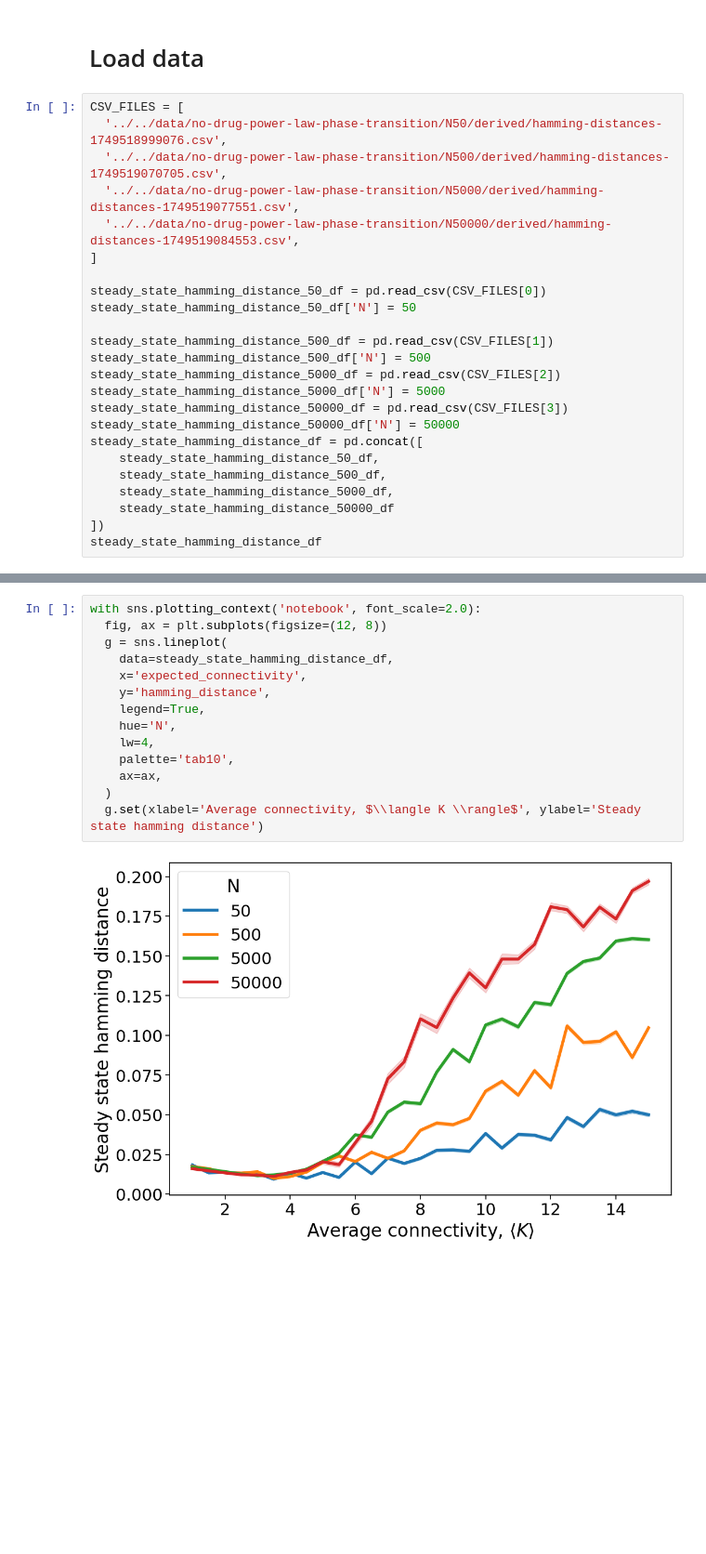
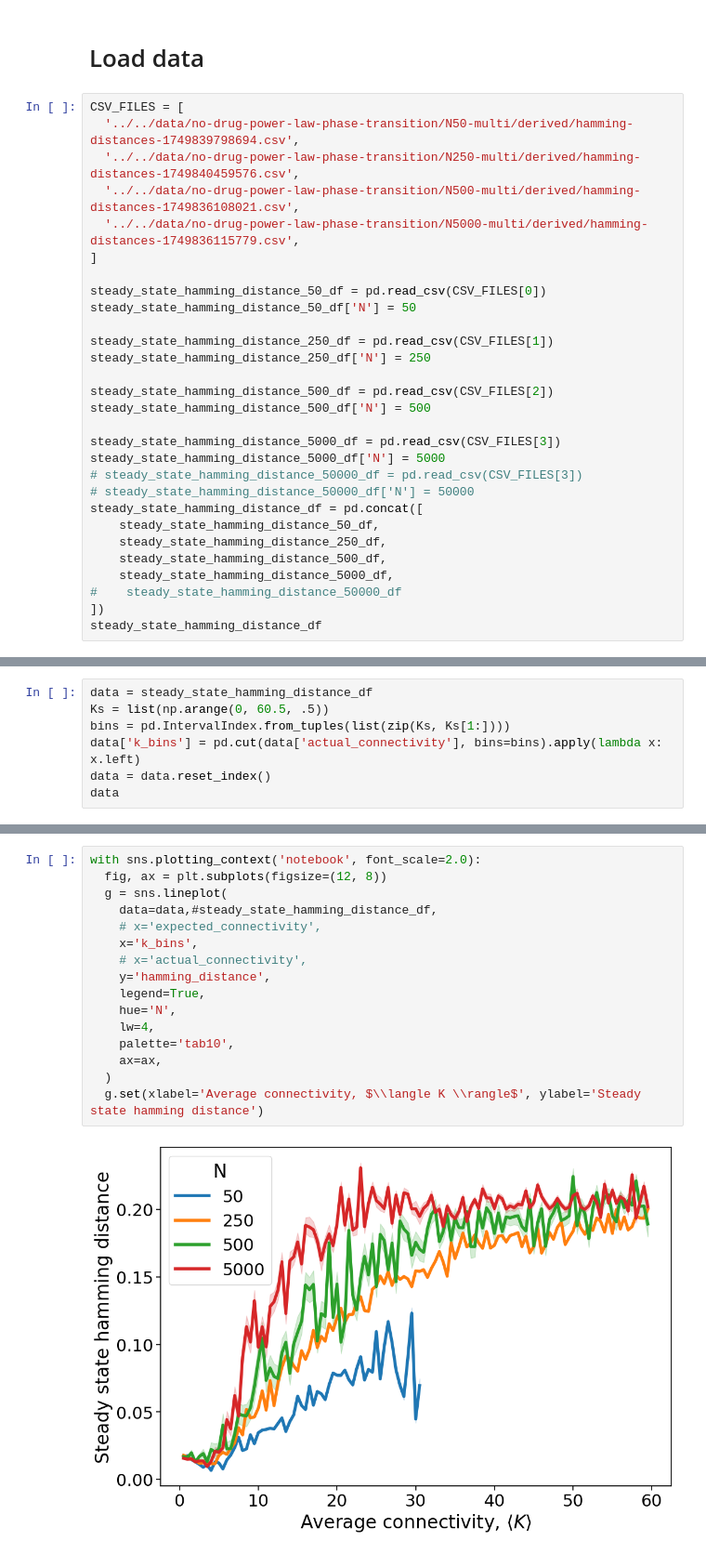
Before and after one commit to davidb2/boolean-threshold-network, a Jupyter notebook: notebooks/polished/no-drug-power-law-phase-transition.ipynb, the cells around one changed output, grey strips where cells are left out. Shown at 93% size. Drawn from its saved outputs; the diff is of its cells as text; blank space fills up the shorter version.

```diff
--- a/notebooks/polished/no-drug-power-law-phase-transition.ipynb
+++ b/notebooks/polished/no-drug-power-law-phase-transition.ipynb
@@ -28,26 +28,31 @@ import message_pb2 as pb
 # Load data
 # %%
 CSV_FILES = [
-  '../../data/no-drug-power-law-phase-transition/N50/derived/hamming-distances-1749518999076.csv',
-  '../../data/no-drug-power-law-phase-transition/N500/derived/hamming-distances-1749519070705.csv',
-  '../../data/no-drug-power-law-phase-transition/N5000/derived/hamming-distances-1749519077551.csv',
-  '../../data/no-drug-power-law-phase-transition/N50000/derived/hamming-distances-1749519084553.csv',
+  '../../data/no-drug-power-law-phase-transition/N50-multi/derived/hamming-distances-1749839798694.csv',
+  '../../data/no-drug-power-law-phase-transition/N250-multi/derived/hamming-distances-1749840459576.csv',
+  '../../data/no-drug-power-law-phase-transition/N500-multi/derived/hamming-distances-1749836108021.csv',
+  '../../data/no-drug-power-law-phase-transition/N5000-multi/derived/hamming-distances-1749836115779.csv',
 ]
 
 steady_state_hamming_distance_50_df = pd.read_csv(CSV_FILES[0])
 steady_state_hamming_distance_50_df['N'] = 50
 
-steady_state_hamming_distance_500_df = pd.read_csv(CSV_FILES[1])
+steady_state_hamming_distance_250_df = pd.read_csv(CSV_FILES[1])
+steady_state_hamming_distance_250_df['N'] = 250
+
+steady_state_hamming_distance_500_df = pd.read_csv(CSV_FILES[2])
 steady_state_hamming_distance_500_df['N'] = 500
-steady_state_hamming_distance_5000_df = pd.read_csv(CSV_FILES[2])
+
+steady_state_hamming_distance_5000_df = pd.read_csv(CSV_FILES[3])
 steady_state_hamming_distance_5000_df['N'] = 5000
-steady_state_hamming_distance_50000_df = pd.read_csv(CSV_FILES[3])
-steady_state_hamming_distance_50000_df['N'] = 50000
+# steady_state_hamming_distance_50000_df = pd.read_csv(CSV_FILES[3])
+# steady_state_hamming_distance_50000_df['N'] = 50000
 steady_state_hamming_distance_df = pd.concat([
     steady_state_hamming_distance_50_df,
+    steady_state_hamming_distance_250_df,
     steady_state_hamming_distance_500_df,
     steady_state_hamming_distance_5000_df,
-    steady_state_hamming_distance_50000_df
+#    steady_state_hamming_distance_50000_df
 ])
 steady_state_hamming_distance_df
 # %% [output]
@@ -66,0 +72,7 @@ steady_state_hamming_distance_df
+# %%
+data = steady_state_hamming_distance_df
+Ks = list(np.arange(0, 60.5, .5))
+bins = pd.IntervalIndex.from_tuples(list(zip(Ks, Ks[1:])))
+data['k_bins'] = pd.cut(data['actual_connectivity'], bins=bins).apply(lambda x: x.left)
+data = data.reset_index()
+data
@@ -67,18 +93,20 @@ steady_state_hamming_distance_df
 # %%
 with sns.plotting_context('notebook', font_scale=2.0):
   fig, ax = plt.subplots(figsize=(12, 8))
   g = sns.lineplot(
-    data=steady_state_hamming_distance_df,
-    x='expected_connectivity',
+    data=data,#steady_state_hamming_distance_df,
+    # x='expected_connectivity',
+    x='k_bins',
+    # x='actual_connectivity',
     y='hamming_distance',
     legend=True,
     hue='N',
     lw=4,
     palette='tab10',
     ax=ax,
   )
   g.set(xlabel='Average connectivity, $\\langle K \\rangle$', ylabel='Steady state hamming distance')
 # %% [output]
-[figure, old version]
+[figure, new version]
 # %%
 g.figure.savefig(
```
Also changed, not shown: parts of 5 cells of this notebook, 14 other files.
